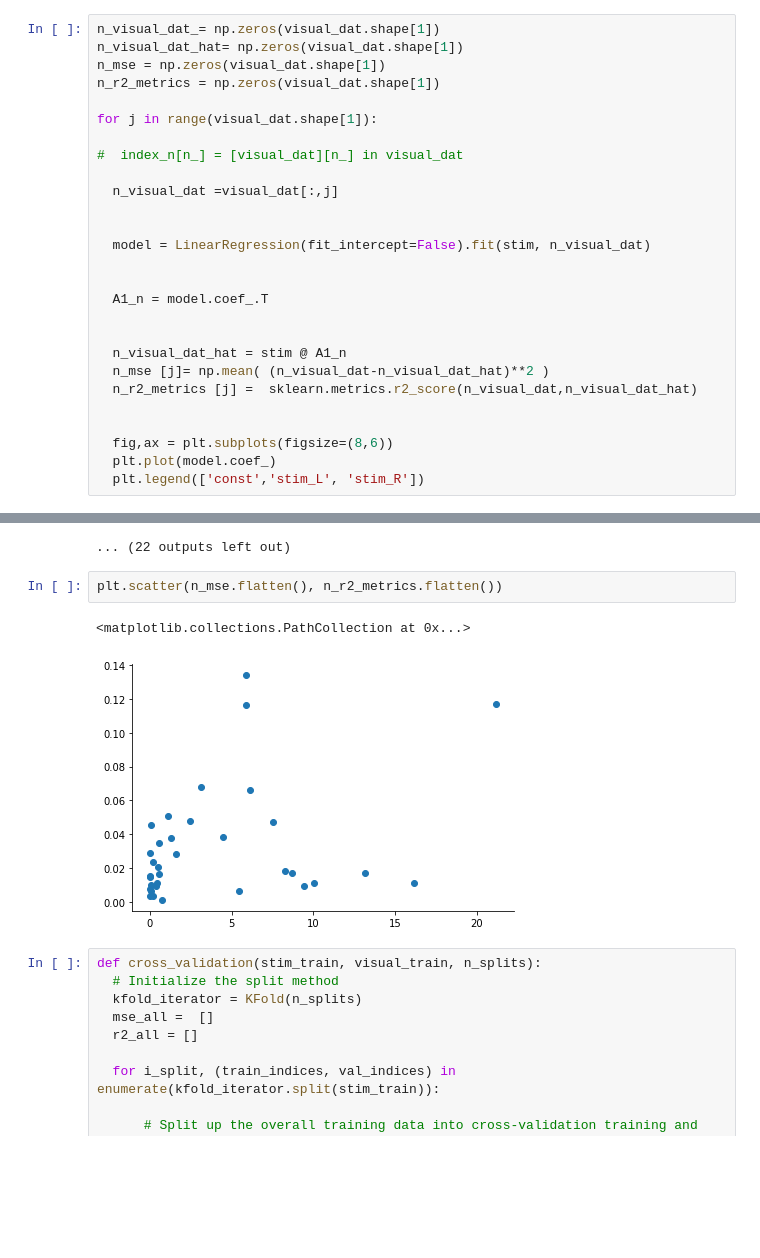
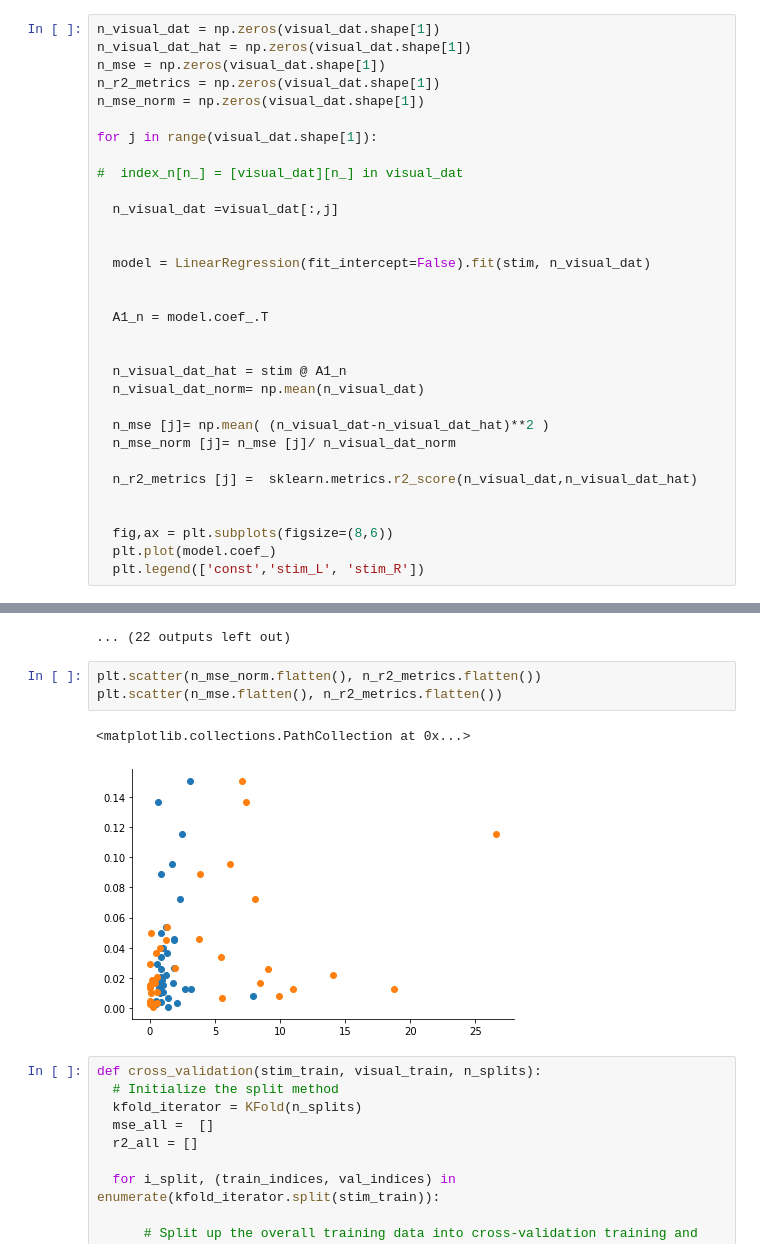
Before and after one commit to mgonzal1/nma_wombat_connectivy_project, a Jupyter notebook: connectivity.ipynb, the cells around one changed output, grey strips where cells are left out. Cells and saved outputs as stored; diff of their text form; blank space fills up the shorter version.

Commit message:
Agregué los mse normalizados con el mean de visual.

```diff
--- a/connectivity.ipynb
+++ b/connectivity.ipynb
@@ -224,10 +222,11 @@ plt.scatter(visual_dat.flatten(), visual_dat_hat.flatten())
 <matplotlib.collections.PathCollection at 0x...>
 [figure]
 # %%
-n_visual_dat_= np.zeros(visual_dat.shape[1])
-n_visual_dat_hat= np.zeros(visual_dat.shape[1])
+n_visual_dat = np.zeros(visual_dat.shape[1])
+n_visual_dat_hat = np.zeros(visual_dat.shape[1])
 n_mse = np.zeros(visual_dat.shape[1])
 n_r2_metrics = np.zeros(visual_dat.shape[1])
+n_mse_norm = np.zeros(visual_dat.shape[1])
 
 for j in range(visual_dat.shape[1]):
 
@@ -243,7 +242,11 @@ for j in range(visual_dat.shape[1]):
 
 
   n_visual_dat_hat = stim @ A1_n
+  n_visual_dat_norm= np.mean(n_visual_dat)
+
   n_mse [j]= np.mean( (n_visual_dat-n_visual_dat_hat)**2 )
+  n_mse_norm [j]= n_mse [j]/ n_visual_dat_norm
+
   n_r2_metrics [j] =  sklearn.metrics.r2_score(n_visual_dat,n_visual_dat_hat)
 
 
@@ -265,10 +268,11 @@ for j in range(visual_dat.shape[1]):
 [figure]
 ... (22 outputs left out)
 # %%
+plt.scatter(n_mse_norm.flatten(), n_r2_metrics.flatten())
 plt.scatter(n_mse.flatten(), n_r2_metrics.flatten())
 # %% [output]
 <matplotlib.collections.PathCollection at 0x...>
-[figure, old version]
+[figure, new version]
 # %%
 def cross_validation(stim_train, visual_train, n_splits):
   # Initialize the split method
```
Also changed, not shown: parts of 1 cell of this notebook.
